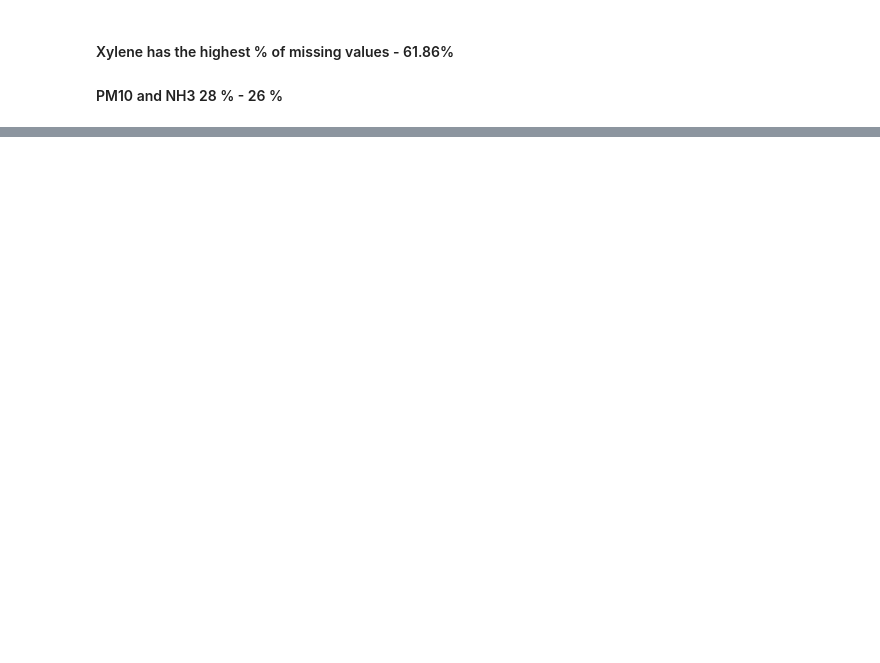
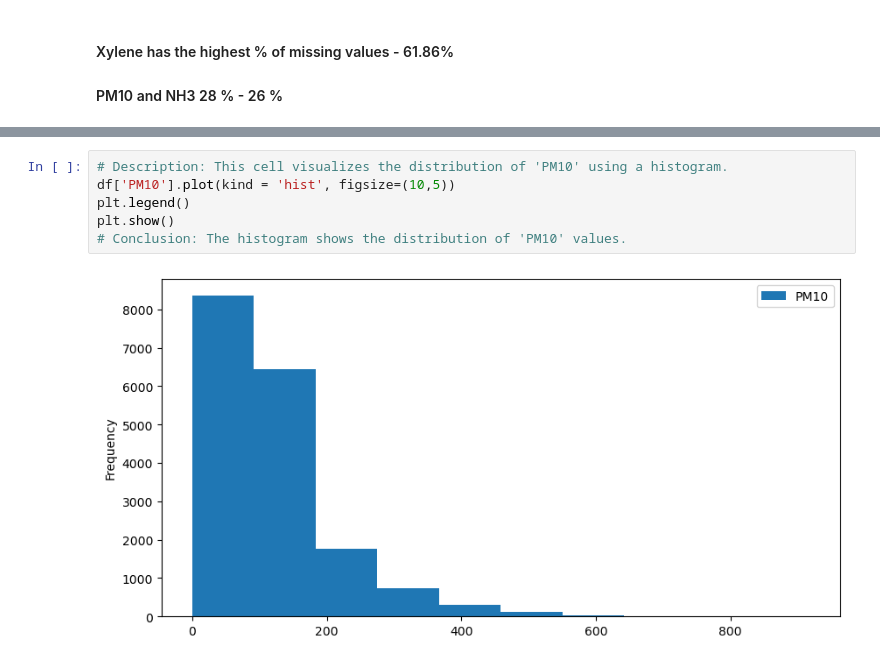
Before and after one commit to narevignesh/AQI_Prediction, a Jupyter notebook: AIR QUALITY INDEX PREDICTION/Air_Quality_Index.ipynb, the cells around one changed output, grey strips where cells are left out. Drawn from its saved outputs; the diff is of its cells as text; blank space fills up the shorter version.

```diff
--- a/AIR QUALITY INDEX PREDICTION/Air_Quality_Index.ipynb
+++ b/AIR QUALITY INDEX PREDICTION/Air_Quality_Index.ipynb
@@ -145,0 +167,8 @@ dtype: float64
+# %%
+# Description: This cell visualizes the distribution of 'PM10' using a histogram.
+df['PM10'].plot(kind = 'hist', figsize=(10,5))
+plt.legend()
+plt.show()
+# Conclusion: The histogram shows the distribution of 'PM10' values.
+# %% [output]
+[figure, added]
```
Also changed, not shown: parts of 48 cells of this notebook.
